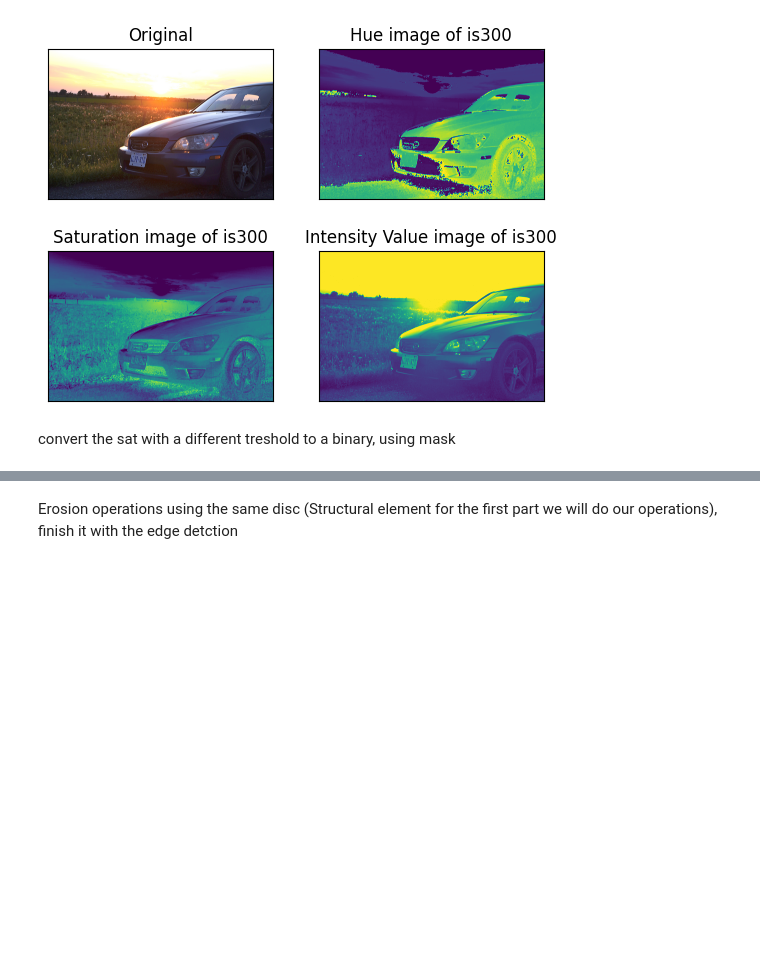
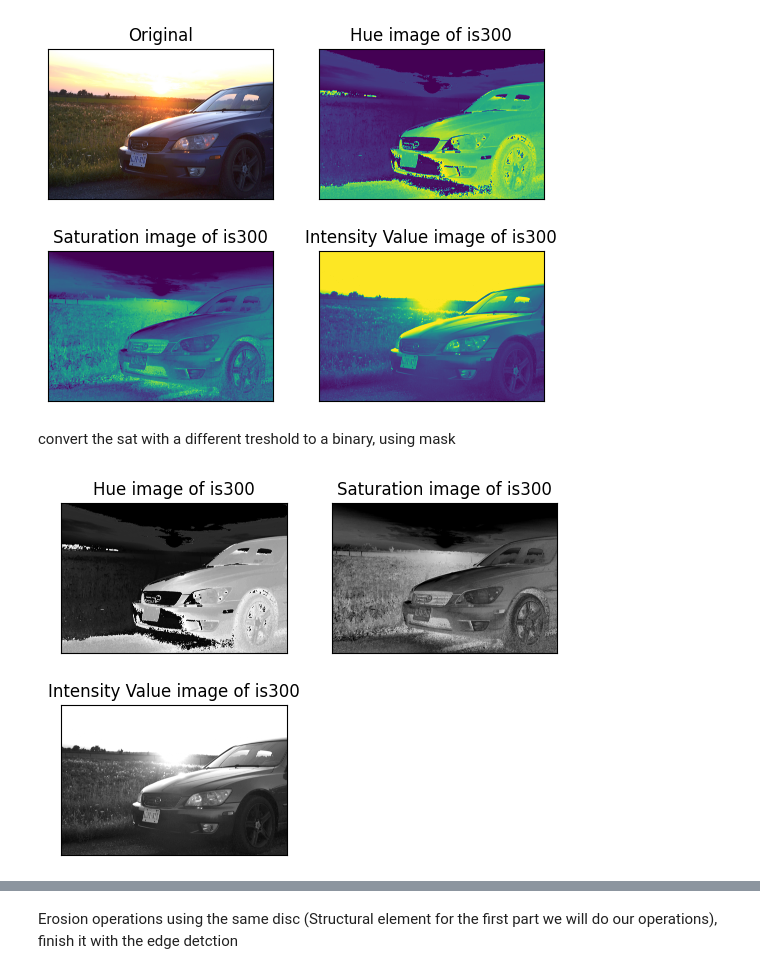
Before and after one commit to Neelxm10/cv-lab3, a Jupyter notebook: cv-lab3.ipynb, the cells around one changed output, grey strips where cells are left out. Saved outputs shown, nothing was run; the diff lists cells and outputs as text; code cells hidden in the pictures; blank space fills up the shorter version.

```diff
--- a/cv-lab3.ipynb
+++ b/cv-lab3.ipynb
@@ -182,5 +182,16 @@ plt.show()
 [figure]
 # %% [markdown]
  convert the sat with a different treshold to a binary, using mask
+# %%
+#Convert the HSV images to gray
+plt.subplot(221), plt.imshow(imgHue2, cmap = plt.cm.gray), plt.title("Hue image of is300")
+plt.xticks([]), plt.yticks([])
+plt.subplot(222), plt.imshow(imgSat2, cmap = plt.cm.gray), plt.title("Saturation image of is300")
+plt.xticks([]), plt.yticks([])
+plt.subplot(223), plt.imshow(imgVal2, cmap = plt.cm.gray), plt.title("Intensity Value image of is300")
+plt.xticks([]), plt.yticks([])
+plt.show()
+# %% [output]
+[figure, added]
 # %%
 
```
Also changed, not shown: parts of 3 cells of this notebook, 3 other files.
